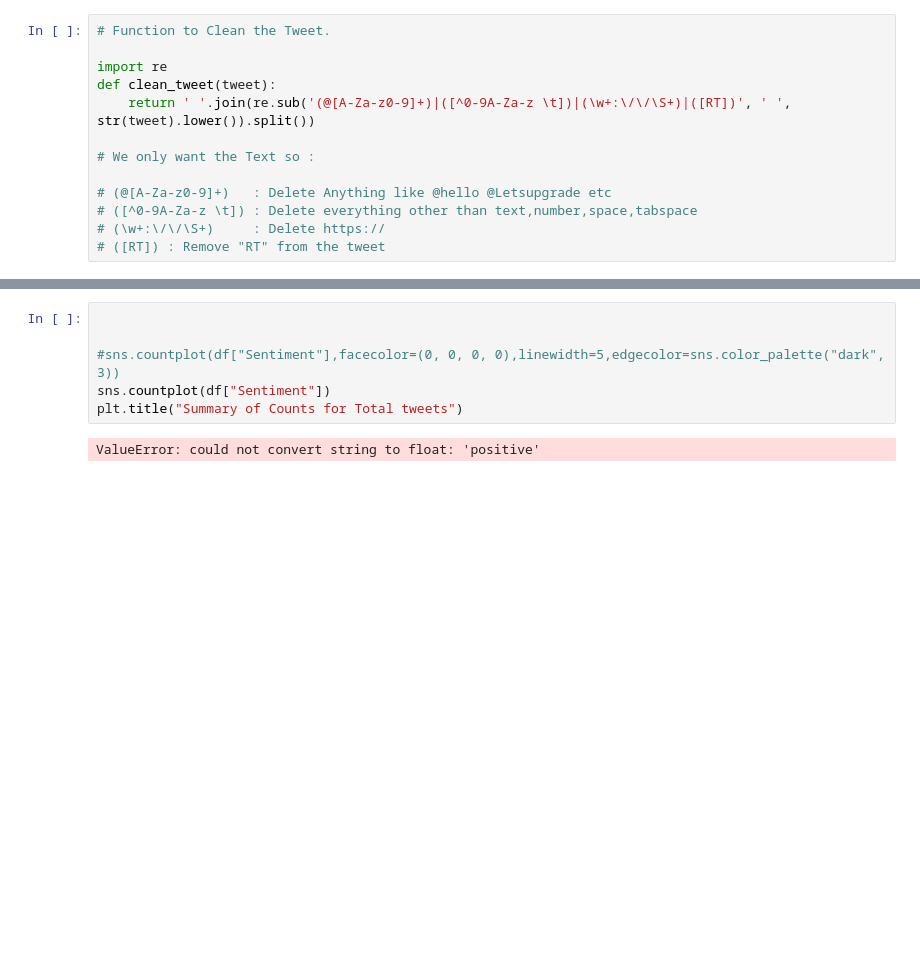
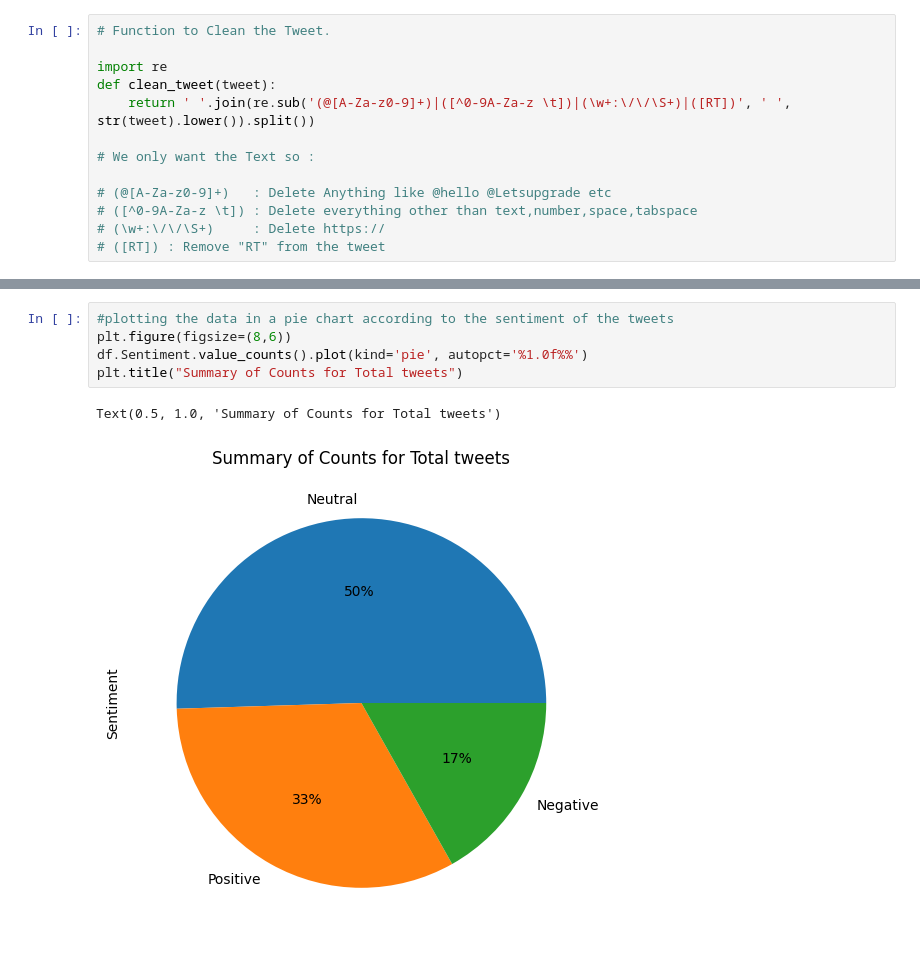
Before and after one commit to hmabubakar313/sentimental_analysis_fyp, a Jupyter notebook: sentment_analysis.ipynb, the cells around one changed output, grey strips where cells are left out. Drawn from its saved outputs; the diff is of its cells as text; blank space fills up the shorter version.

Commit message:
code working fine and showing all the graphs properely

```diff
--- a/sentment_analysis.ipynb
+++ b/sentment_analysis.ipynb
@@ -186,10 +193,10 @@ Negative    1
 Name: Sentiment, dtype: int64
-# %%
-
-
-#sns.countplot(df["Sentiment"],facecolor=(0, 0, 0, 0),linewidth=5,edgecolor=sns.color_palette("dark", 3))
-sns.countplot(df["Sentiment"])
-plt.title("Summary of Counts for Total tweets")
-# %% [output]
-ValueError: could not convert string to float: 'positive'
+# %%
+#plotting the data in a pie chart according to the sentiment of the tweets
+plt.figure(figsize=(8,6))
+df.Sentiment.value_counts().plot(kind='pie', autopct='%1.0f%%')
+plt.title("Summary of Counts for Total tweets")
+# %% [output]
+Text(0.5, 1.0, 'Summary of Counts for Total tweets')
+[figure, added]
 # %%
```
Also changed, not shown: parts of 14 cells of this notebook.
